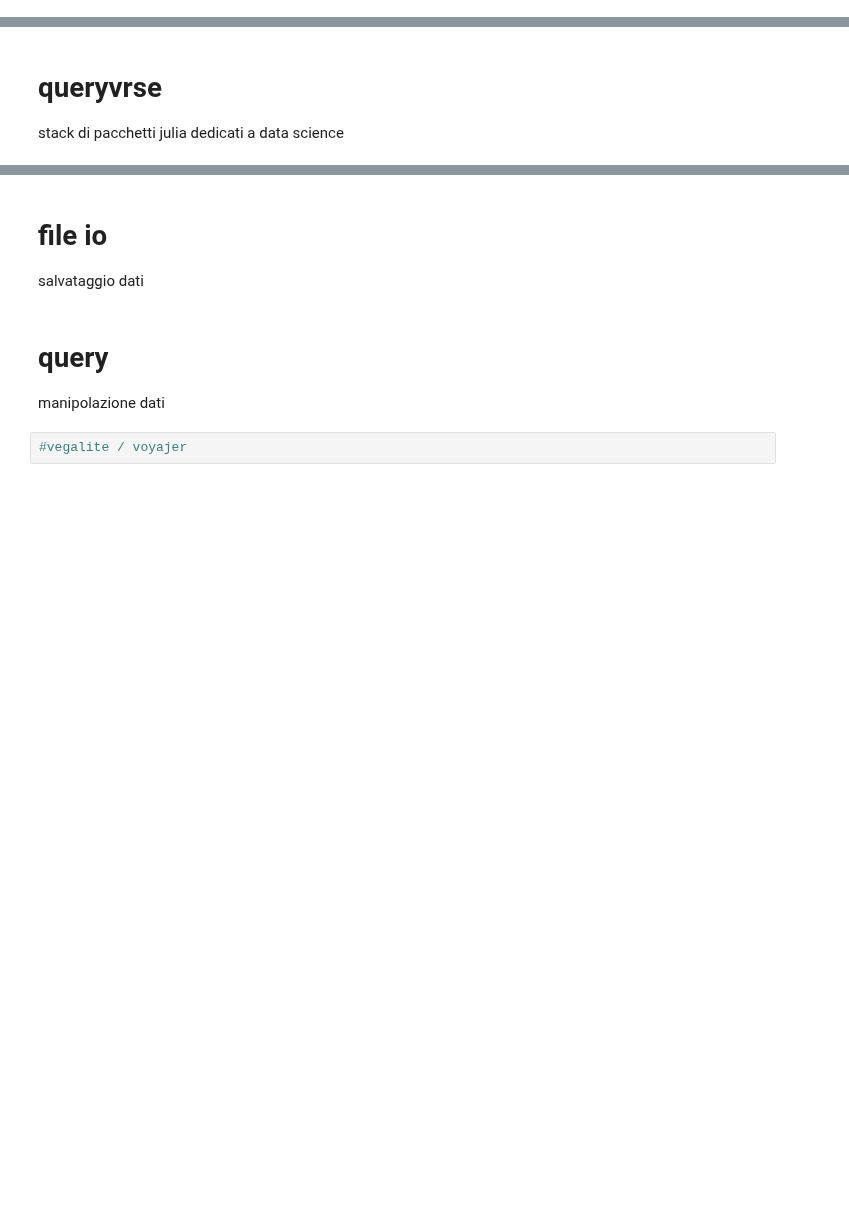
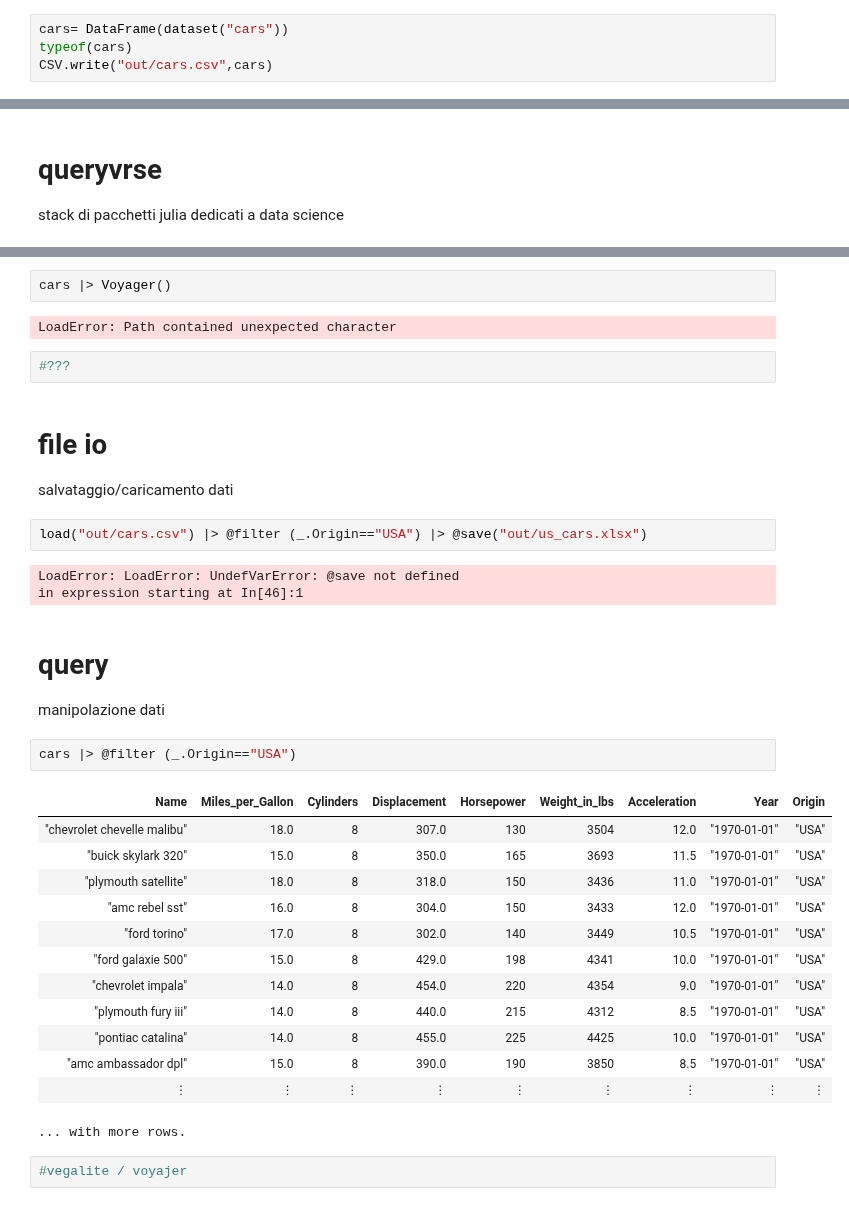
Before and after one commit to sfacca/stage-Machine-learning, a Jupyter notebook: notebook/appunti/queryverse jl.ipynb, the cells around one changed output, grey strips where cells are left out. Saved outputs shown, nothing was run; the diff lists cells and outputs as text; blank space fills up the shorter version.

```diff
--- a/notebook/appunti/queryverse jl.ipynb
+++ b/notebook/appunti/queryverse jl.ipynb
@@ -47,0 +23,4 @@ using IndexedTables
+# %%
+cars= DataFrame(dataset("cars"))
+typeof(cars)
+CSV.write("out/cars.csv",cars)
@@ -54,8 +37,35 @@ summaryu grafico di dataset, scieglie automaticamente rappresentazione grafica o
+# %%
+cars |> Voyager()
+# %% [output]
+LoadError: Path contained unexpected character
+# %%
+#???
 # %% [markdown]
 # file io
-salvataggio dati
+salvataggio/caricamento dati
+# %%
+load("out/cars.csv") |> @filter (_.Origin=="USA") |> @save("out/us_cars.xlsx")
+# %% [output]
+LoadError: LoadError: UndefVarError: @save not defined
+in expression starting at In[46]:1
 # %% [markdown]
 # query
 manipolazione dati
+# %%
+cars |> @filter (_.Origin=="USA")
+# %% [output]
+| Name | Miles_per_Gallon | Cylinders | Displacement | Horsepower | Weight_in_lbs | Acceleration | Year | Origin |
+| "chevrolet chevelle malibu" | 18.0 | 8 | 307.0 | 130 | 3504 | 12.0 | "1970-01-01" | "USA" |
+| "buick skylark 320" | 15.0 | 8 | 350.0 | 165 | 3693 | 11.5 | "1970-01-01" | "USA" |
+| "plymouth satellite" | 18.0 | 8 | 318.0 | 150 | 3436 | 11.0 | "1970-01-01" | "USA" |
+| "amc rebel sst" | 16.0 | 8 | 304.0 | 150 | 3433 | 12.0 | "1970-01-01" | "USA" |
+| "ford torino" | 17.0 | 8 | 302.0 | 140 | 3449 | 10.5 | "1970-01-01" | "USA" |
+| "ford galaxie 500" | 15.0 | 8 | 429.0 | 198 | 4341 | 10.0 | "1970-01-01" | "USA" |
+| "chevrolet impala" | 14.0 | 8 | 454.0 | 220 | 4354 | 9.0 | "1970-01-01" | "USA" |
+| "plymouth fury iii" | 14.0 | 8 | 440.0 | 215 | 4312 | 8.5 | "1970-01-01" | "USA" |
+| "pontiac catalina" | 14.0 | 8 | 455.0 | 225 | 4425 | 10.0 | "1970-01-01" | "USA" |
+| "amc ambassador dpl" | 15.0 | 8 | 390.0 | 190 | 3850 | 8.5 | "1970-01-01" | "USA" |
+| ⋮ | ⋮ | ⋮ | ⋮ | ⋮ | ⋮ | ⋮ | ⋮ | ⋮ |
+... with more rows.
 # %%
 #vegalite / voyajer
```
Also changed, not shown: parts of 7 cells of this notebook, 1 other file.
